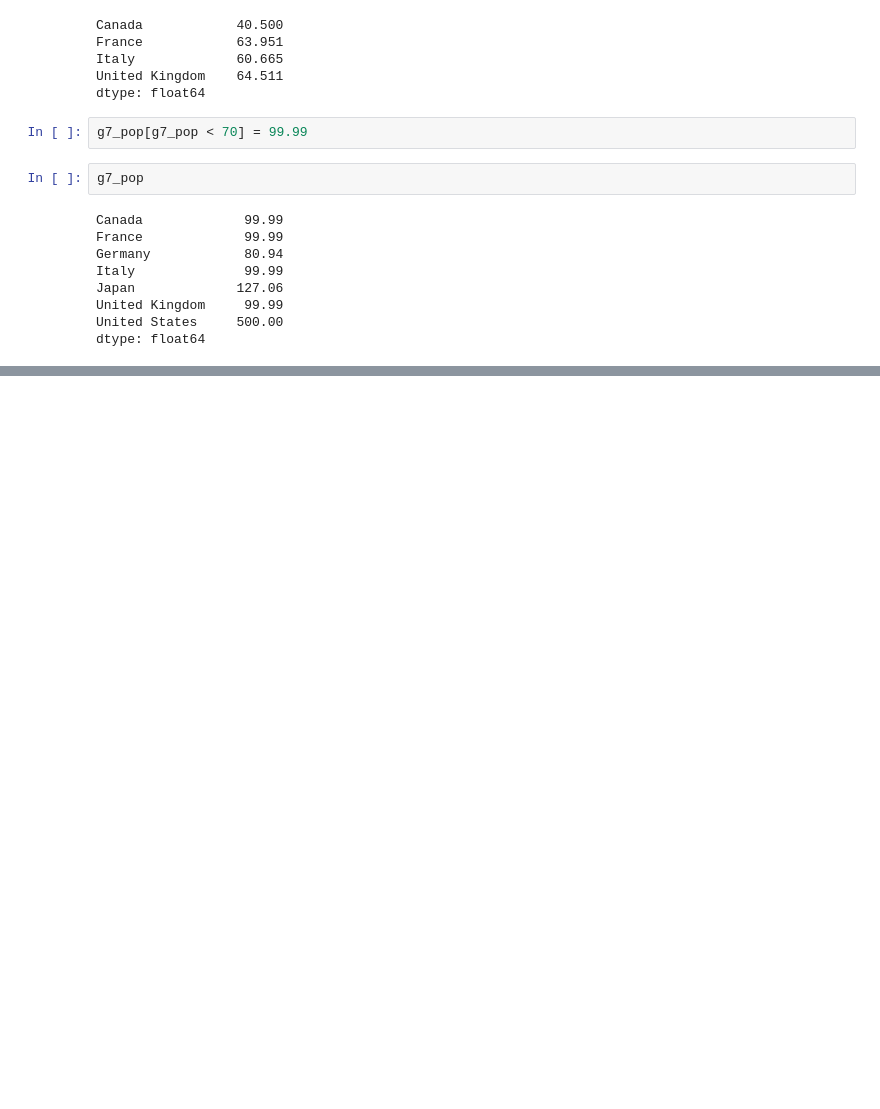
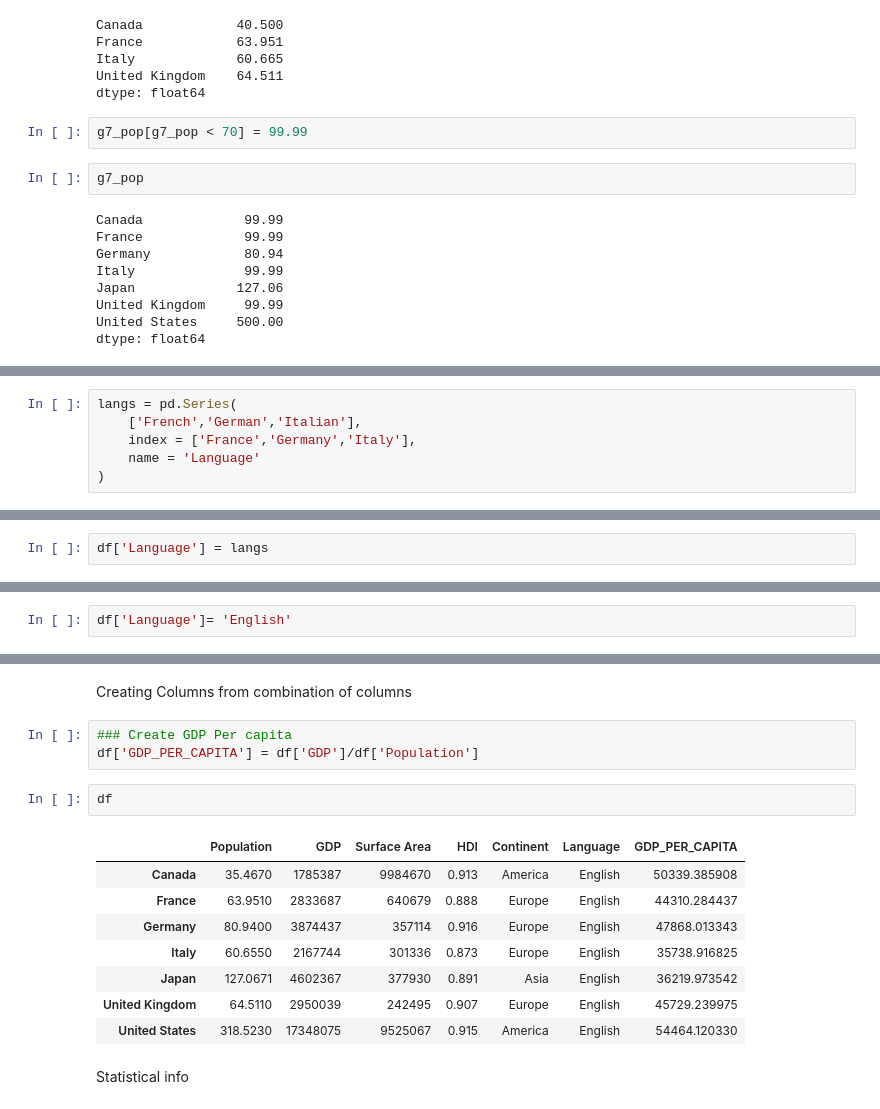
Before and after one commit to NarendranS13/data_analysis_tutorial, a Jupyter notebook: pandas_tutorial.ipynb, the cells around one changed output, grey strips where cells are left out. Cells and saved outputs as stored; diff of their text form; blank space fills up the shorter version.

Commit message:
Added Dataframe tutorial

```diff
--- a/pandas_tutorial.ipynb
+++ b/pandas_tutorial.ipynb
@@ -184,0 +474,6 @@ dtype: float64
+# %%
+langs = pd.Series(
+    ['French','German','Italian'],
+    index = ['France','Germany','Italy'],
+    name = 'Language'
+)
@@ -184,0 +487,2 @@ dtype: float64
+# %%
+df['Language'] = langs
@@ -184,0 +502,2 @@ dtype: float64
+# %%
+df['Language']= 'English'
@@ -184,0 +548,18 @@ dtype: float64
+# %% [markdown]
+Creating Columns from combination of columns
+# %%
+### Create GDP Per capita
+df['GDP_PER_CAPITA'] = df['GDP']/df['Population']
+# %%
+df
+# %% [output]
+|  | Population | GDP | Surface Area | HDI | Continent | Language | GDP_PER_CAPITA |
+| Canada | 35.4670 | 1785387 | 9984670 | 0.913 | America | English | 50339.385908 |
+| France | 63.9510 | 2833687 | 640679 | 0.888 | Europe | English | 44310.284437 |
+| Germany | 80.9400 | 3874437 | 357114 | 0.916 | Europe | English | 47868.013343 |
+| Italy | 60.6550 | 2167744 | 301336 | 0.873 | Europe | English | 35738.916825 |
+| Japan | 127.0671 | 4602367 | 377930 | 0.891 | Asia | English | 36219.973542 |
+| United Kingdom | 64.5110 | 2950039 | 242495 | 0.907 | Europe | English | 45729.239975 |
+| United States | 318.5230 | 17348075 | 9525067 | 0.915 | America | English | 54464.120330 |
+# %% [markdown]
+Statistical info
```
Also changed, not shown: parts of 49 cells of this notebook.
